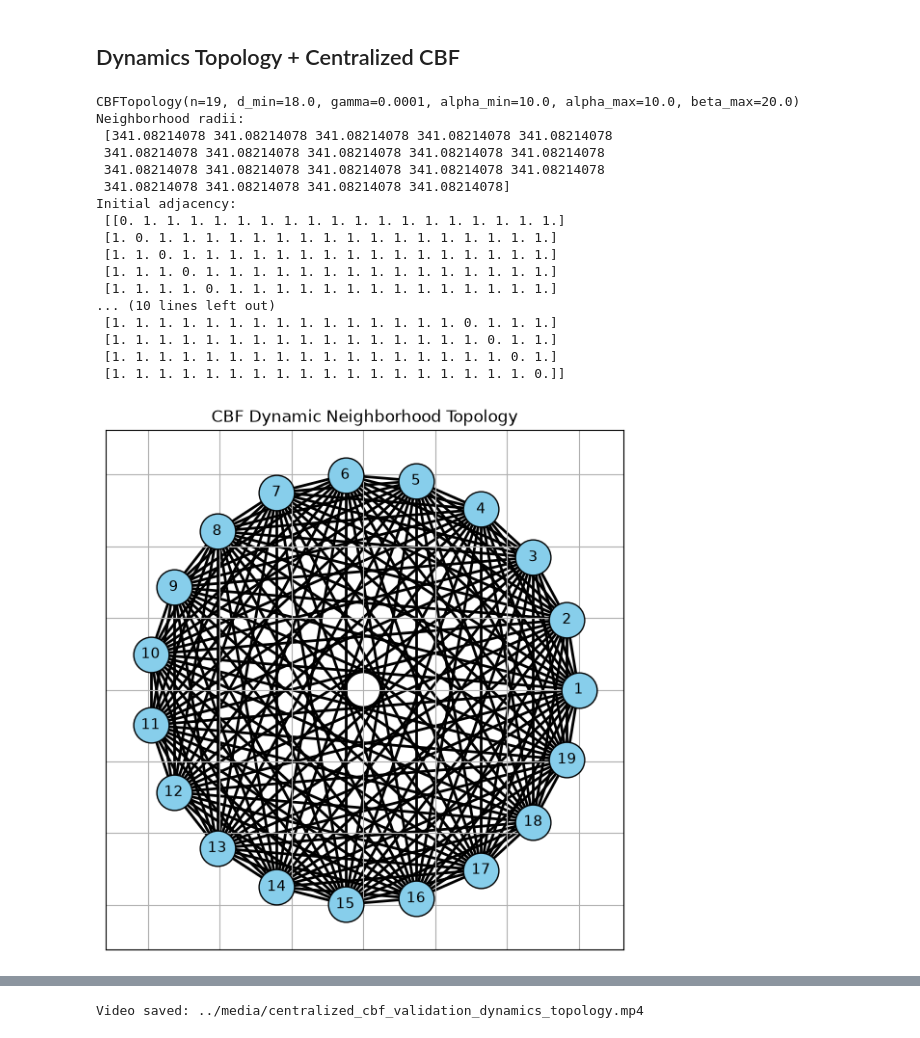
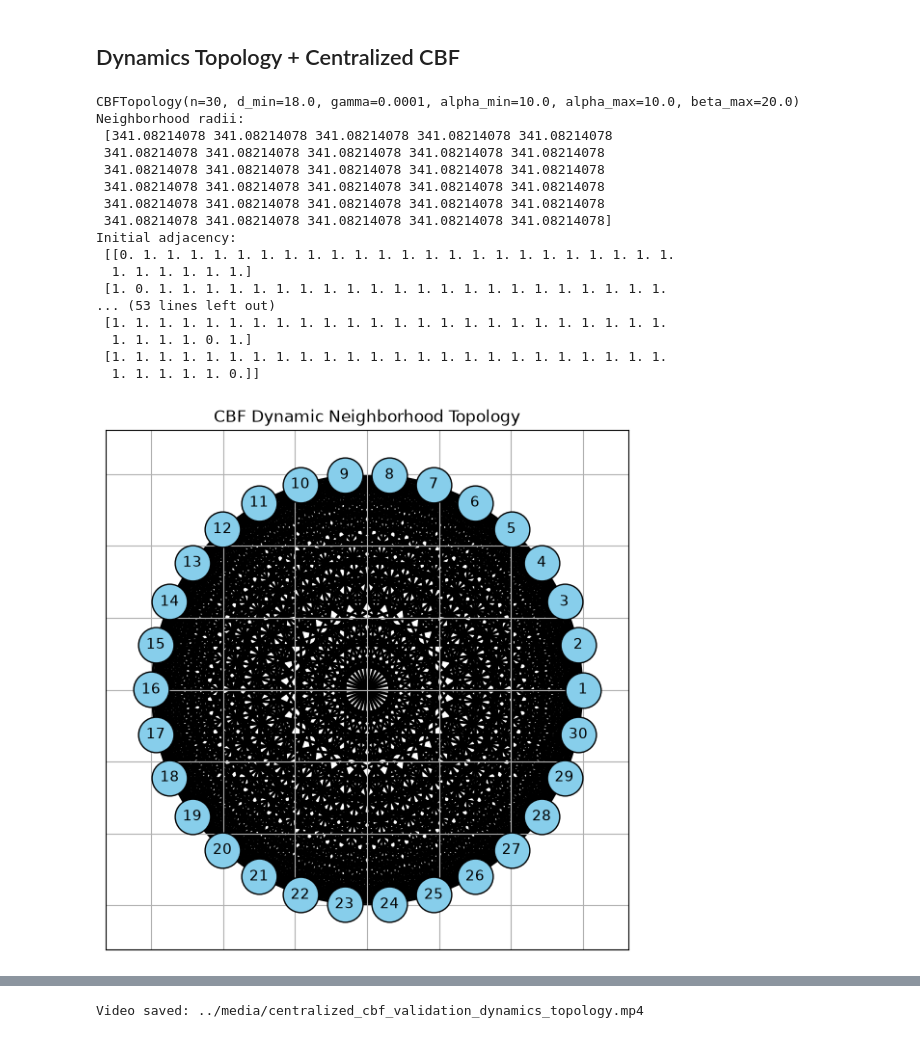
Before and after one commit to hungnguyen-125/Safety_Formation_Control_CBF, a Jupyter notebook: demo/notebooks/centralized_cbf_validation.ipynb, the cells around one changed output, grey strips where cells are left out. Drawn from its saved outputs; the diff is of its cells as text; code cells hidden in the pictures.

```diff
--- a/demo/notebooks/centralized_cbf_validation.ipynb
+++ b/demo/notebooks/centralized_cbf_validation.ipynb
@@ -415,10 +415,10 @@ print("Video saved: media/centralized_cbf_validation.mp4")
 from safety_formation.controllers.cbf import CBFTopology
 # %%
 # --- Simulation Configuration ---
-N = 19
+N = 30
 R_circle = 150
 dt = 0.1
-T_max = 70.0
+T_max = 80.0
 steps = int(T_max / dt)
 
 gamma = 1e-4
@@ -454,46 +454,46 @@ for i in range(N):
         beta=beta_val
     )
 
     # attach target for this experiment
     ag.target = target_pos.reshape(2,)
     agents_list.append(ag)
 
 # --- Fully connected topology ---
 # --- CBF-induced dynamic topology ---
 topology = CBFTopology(
     agent_list=agents_list,
     d_min=d_min,
     gamma=gamma
 )
 
 print(topology)
 print("Neighborhood radii:\n", topology.neighborhood_radii)
 print("Initial adjacency:\n", topology.adj_matrix)
 
 # plot using actual agent positions
 topology.plot(show_radius=False)
 
 # --- CBF filter ---
 cbf_filter = CentralizedCBF(gamma=gamma, safety_dis=d_min)
 # %% [output]
-CBFTopology(n=19, d_min=18.0, gamma=0.0001, alpha_min=10.0, alpha_max=10.0, beta_max=20.0)
+CBFTopology(n=30, d_min=18.0, gamma=0.0001, alpha_min=10.0, alpha_max=10.0, beta_max=20.0)
 Neighborhood radii:
  [341.08214078 341.08214078 341.08214078 341.08214078 341.08214078
  341.08214078 341.08214078 341.08214078 341.08214078 341.08214078
  341.08214078 341.08214078 341.08214078 341.08214078 341.08214078
- 341.08214078 341.08214078 341.08214078 341.08214078]
+ 341.08214078 341.08214078 341.08214078 341.08214078 341.08214078
+ 341.08214078 341.08214078 341.08214078 341.08214078 341.08214078
+ 341.08214078 341.08214078 341.08214078 341.08214078 341.08214078]
 Initial adjacency:
- [[0. 1. 1. 1. 1. 1. 1. 1. 1. 1. 1. 1. 1. 1. 1. 1. 1. 1. 1.]
- [1. 0. 1. 1. 1. 1. 1. 1. 1. 1. 1. 1. 1. 1. 1. 1. 1. 1. 1.]
- [1. 1. 0. 1. 1. 1. 1. 1. 1. 1. 1. 1. 1. 1. 1. 1. 1. 1. 1.]
- [1. 1. 1. 0. 1. 1. 1. 1. 1. 1. 1. 1. 1. 1. 1. 1. 1. 1. 1.]
- [1. 1. 1. 1. 0. 1. 1. 1. 1. 1. 1. 1. 1. 1. 1. 1. 1. 1. 1.]
-... (10 lines left out)
- [1. 1. 1. 1. 1. 1. 1. 1. 1. 1. 1. 1. 1. 1. 1. 0. 1. 1. 1.]
- [1. 1. 1. 1. 1. 1. 1. 1. 1. 1. 1. 1. 1. 1. 1. 1. 0. 1. 1.]
- [1. 1. 1. 1. 1. 1. 1. 1. 1. 1. 1. 1. 1. 1. 1. 1. 1. 0. 1.]
- [1. 1. 1. 1. 1. 1. 1. 1. 1. 1. 1. 1. 1. 1. 1. 1. 1. 1. 0.]]
+ [[0. 1. 1. 1. 1. 1. 1. 1. 1. 1. 1. 1. 1. 1. 1. 1. 1. 1. 1. 1. 1. 1. 1. 1.
+  1. 1. 1. 1. 1. 1.]
+ [1. 0. 1. 1. 1. 1. 1. 1. 1. 1. 1. 1. 1. 1. 1. 1. 1. 1. 1. 1. 1. 1. 1. 1.
+... (53 lines left out)
+ [1. 1. 1. 1. 1. 1. 1. 1. 1. 1. 1. 1. 1. 1. 1. 1. 1. 1. 1. 1. 1. 1. 1. 1.
+  1. 1. 1. 1. 0. 1.]
+ [1. 1. 1. 1. 1. 1. 1. 1. 1. 1. 1. 1. 1. 1. 1. 1. 1. 1. 1. 1. 1. 1. 1. 1.
+  1. 1. 1. 1. 1. 0.]]
-[figure, old version]
+[figure, new version]
 # %%
 # --- History ---
 history = [[] for _ in range(N)]
```
Also changed, not shown: parts of 1 cell of this notebook, 8 other files.
